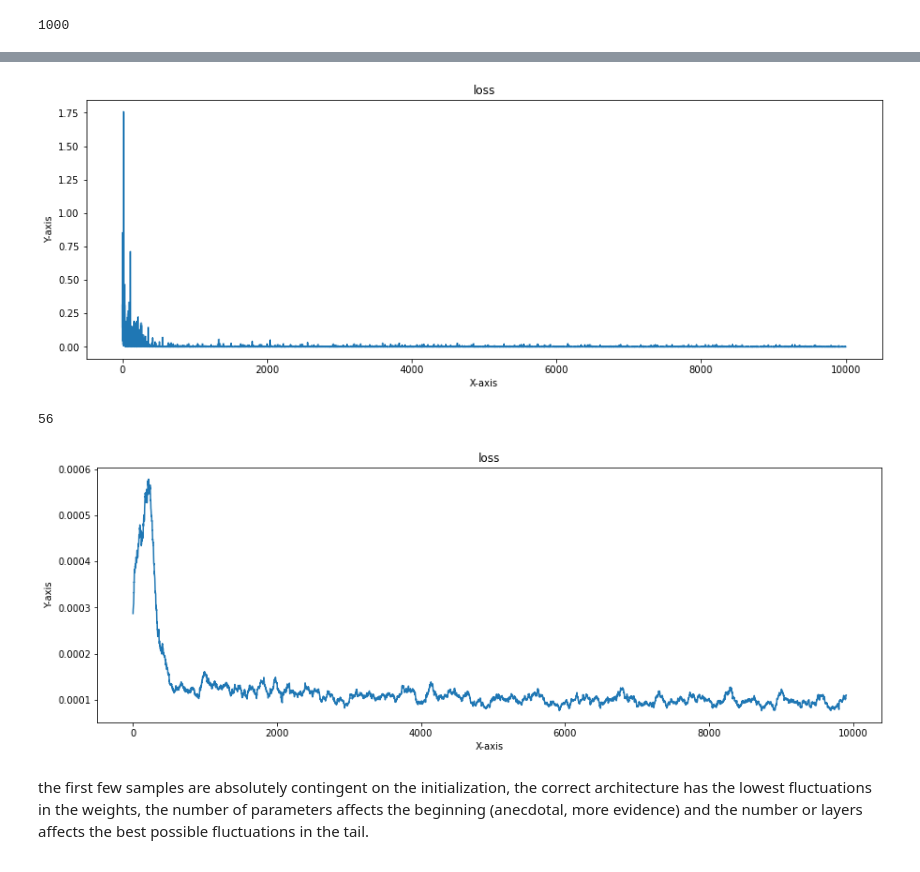
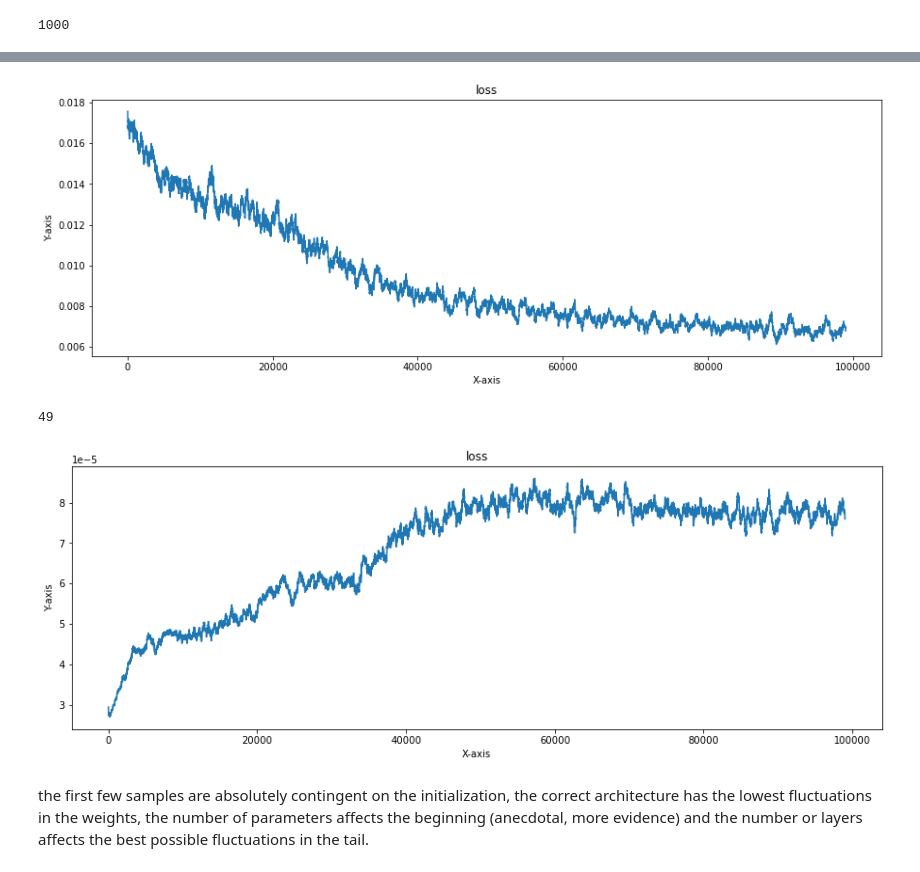
Before and after one commit to dallingordon/LABNET, a Jupyter notebook: labnet_implementation.ipynb, the cells around one changed output, grey strips where cells are left out. Saved outputs shown, nothing was run; the diff lists cells and outputs as text; code cells hidden in the pictures.

```diff
--- a/labnet_implementation.ipynb
+++ b/labnet_implementation.ipynb
@@ -139,0 +60,7 @@ gen_inputs, gen_outputs = generate_random_data(neural_network,n,'normal',-1,1)
+# %%
+
+
+n = 1000 #number of samples to generate
+layer_sizes = [8, 7,7,4]  # Inputs: 4, Hidden layers: [8, 8], Outputs: 3
+neural_network = Teacher(layer_sizes)
+#initialize_weights_uniform(neural_network,0,1)
@@ -174,8 +114,8 @@ MyModel(
 criterion = nn.MSELoss()
 optimizer = optim.SGD(mymodel.parameters(), lr=0.05)
 # %%
-input_data = gen_inputs
-output_data = gen_outputs
+input_data = neural_network.inputs
+output_data = neural_network.targets
 # %%
 # Training loop
 #samples = n
@@ -232,18 +172,21 @@ lab.graph(diff=0)
 # %%
-plot_line_graph(losses,window_size = 1, plot_size = (15,5)) #window_size is the moving average window
+plot_line_graph(losses,window_size = 1000, plot_size = (15,5)) #window_size is the moving average window
 # %% [output]
-[figure, old version]
+[figure, new version]
 # %%
-o_w = lab.LabParams['hidden_1.weight'].flatten(start_dim = 1)
+###These need to be graphed together, see if the layers get moved more at different epochs
+##graph by neuron or by layer?
+o_w = lab.LabParams['hidden_4.weight'].flatten(start_dim = 1)
 print(o_w.shape[1])
 o_w = o_w.detach().numpy()
 o_w = np.diff(o_w, axis = 0)
 o_w_ms = np.sum(np.abs(o_w), axis = 1)/o_w.shape[1]
 o_w_ms_list = o_w_ms.tolist()
-plot_line_graph(o_w_ms_list,window_size = 100, plot_size = (15,5))
+plot_line_graph(o_w_ms_list,window_size = 1000, plot_size = (15,5))
+##This is average (per entry in weight matrix) absolute update.  window size is how far it looks back
 # %% [output]
-56
+49
-[figure, old version]
+[figure, new version]
 # %%
 #add a zoom feature to the graphs? give it an x axis range and zoom? stretch the graph too.
 # %%
```
Also changed, not shown: parts of 10 cells of this notebook, 1 other file.
